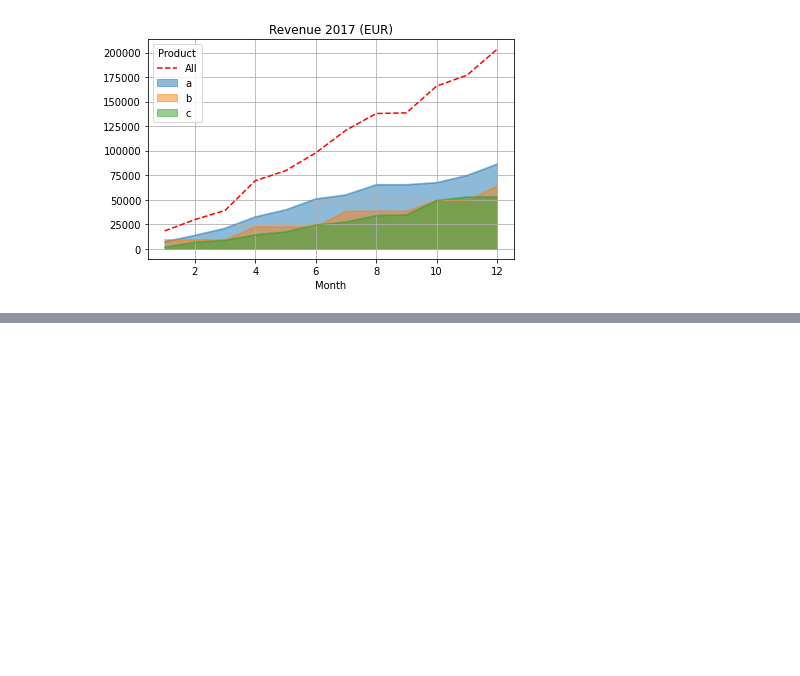
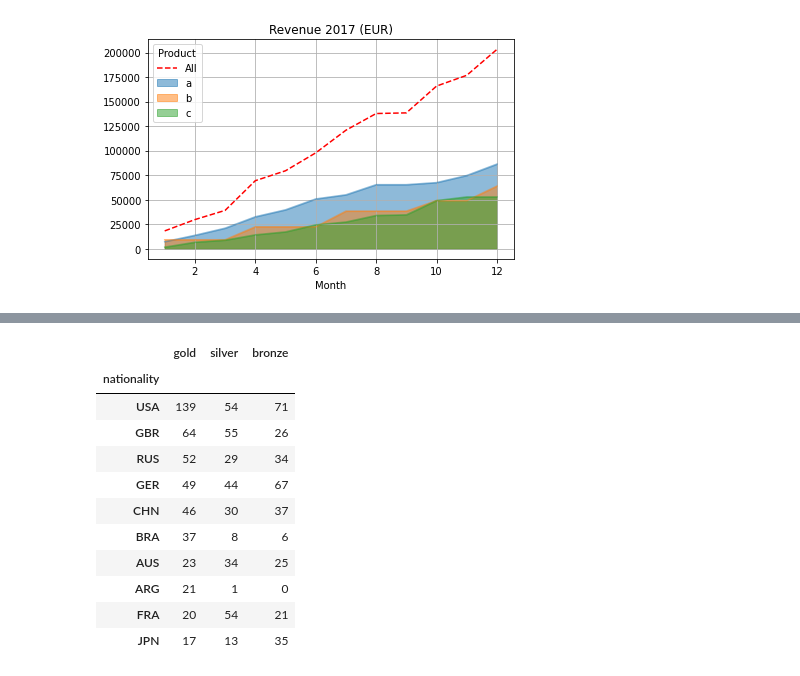
Before and after one commit to yaowenqiang/panda_playbook, a Jupyter notebook: advanced_plot_with_pandas.ipynb, the cells around one changed output, grey strips where cells are left out. Cells and saved outputs as stored; diff of their text form; code cells hidden in the pictures; blank space fills up the shorter version.

```diff
--- a/advanced_plot_with_pandas.ipynb
+++ b/advanced_plot_with_pandas.ipynb
@@ -265,0 +285,15 @@ fig.tight_layout()
+# %%
+top
+# %% [output]
+|  | gold | silver | bronze |
+| nationality |  |  |  |
+| USA | 139 | 54 | 71 |
+| GBR | 64 | 55 | 26 |
+| RUS | 52 | 29 | 34 |
+| GER | 49 | 44 | 67 |
+| CHN | 46 | 30 | 37 |
+| BRA | 37 | 8 | 6 |
+| AUS | 23 | 34 | 25 |
+| ARG | 21 | 1 | 0 |
+| FRA | 20 | 54 | 21 |
+| JPN | 17 | 13 | 35 |
```
Also changed, not shown: parts of 4 cells of this notebook.
